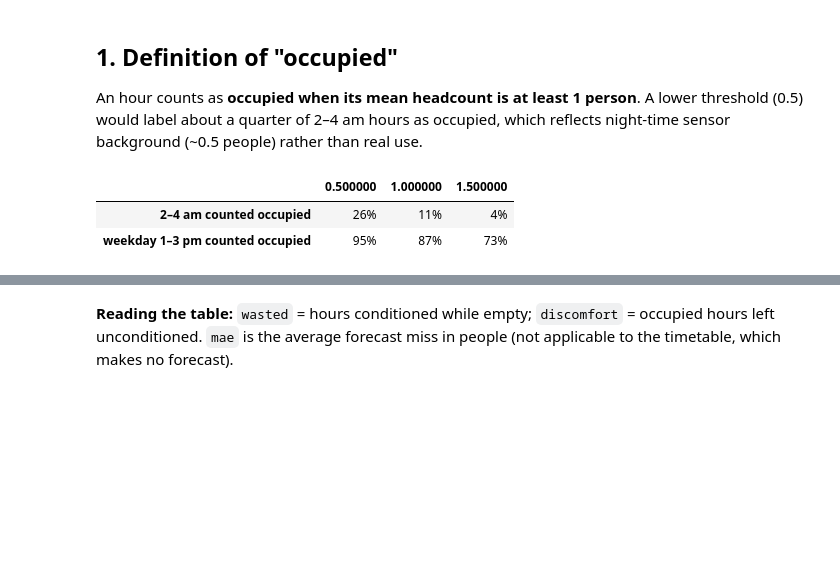
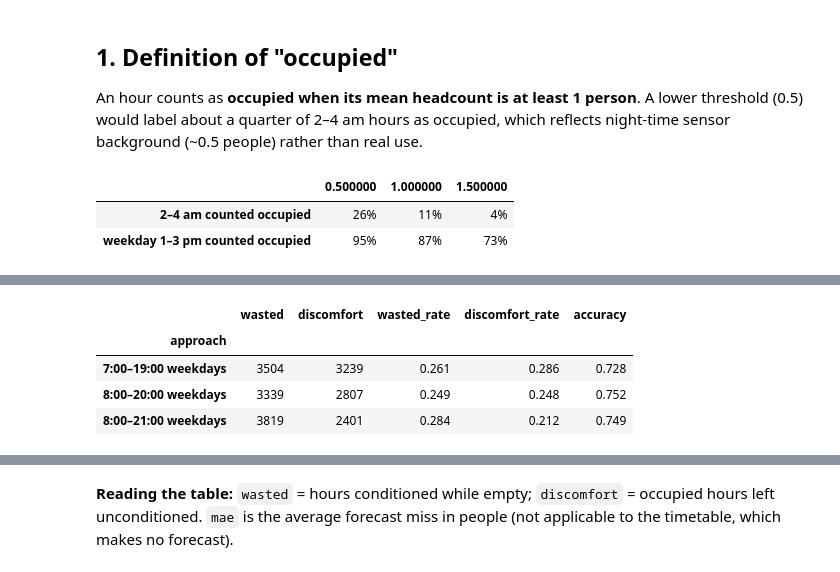
Before and after one commit to rajmahida186-debug/mma3001-occupancy-forecasting, a Jupyter notebook: notebooks/02_baseline_and_timetable.ipynb, the cells around one changed output, grey strips where cells are left out. Cells and saved outputs as stored; diff of their text form; code cells hidden in the pictures; blank space fills up the shorter version.

```diff
--- a/notebooks/02_baseline_and_timetable.ipynb
+++ b/notebooks/02_baseline_and_timetable.ipynb
@@ -39 +42,10 @@ pd.DataFrame({thr: {"2–4 am counted occupied": (h.loc[night, "mean_headcount"]
+# %%
+pd.DataFrame([evaluate.score_schedule(split["validation"], FixedTimetable(a, b).schedule(split["validation"]), f"{a}:00–{b}:00 weekdays")
+              for a, b in [(7, 19), (8, 20), (8, 21)]]).set_index("approach")[["wasted", "discomfort", "wasted_rate", "discomfort_rate", "accuracy"]].round(3)
+# %% [output]
+|  | wasted | discomfort | wasted_rate | discomfort_rate | accuracy |
+| approach |  |  |  |  |  |
+| 7:00–19:00 weekdays | 3504 | 3239 | 0.261 | 0.286 | 0.728 |
+| 8:00–20:00 weekdays | 3339 | 2807 | 0.249 | 0.248 | 0.752 |
+| 8:00–21:00 weekdays | 3819 | 2401 | 0.284 | 0.212 | 0.749 |
 # %% [markdown]
```
Also changed, not shown: parts of 8 cells of this notebook, 5 other files.
